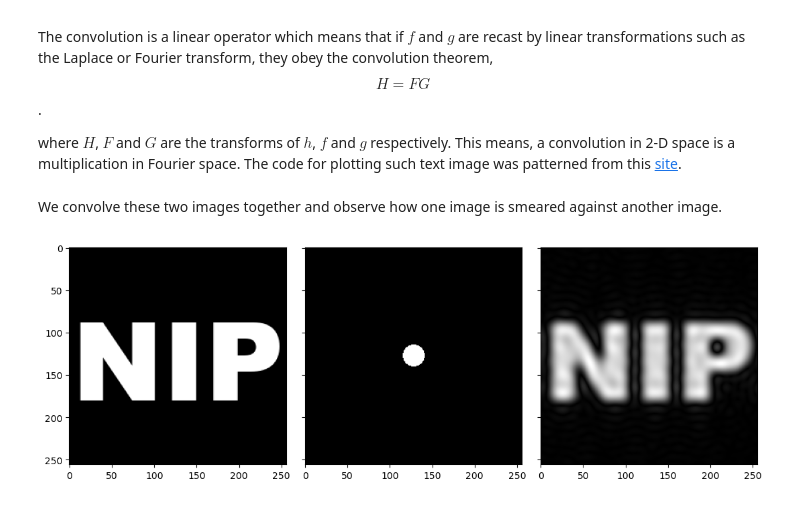
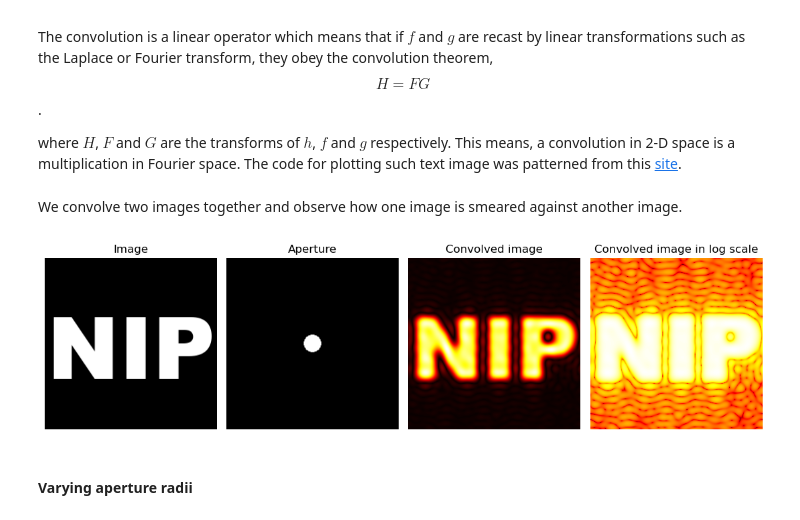
Before and after one commit to npcrmns/App-Physics-157, a Jupyter notebook: [2] Fourier Transform Model of Image Formation/Fourier Transform Model of Image Formation.ipynb, the cells around one changed output. Drawn from its saved outputs; the diff is of its cells as text; code cells hidden in the pictures.

```diff
--- a/[2] Fourier Transform Model of Image Formation/Fourier Transform Model of Image Formation.ipynb
+++ b/[2] Fourier Transform Model of Image Formation/Fourier Transform Model of Image Formation.ipynb
@@ -128,7 +135,7 @@ grayimg = np.array(croppedimg.convert("L"))
 fft2_dog = fft.fft2(fft.fft2(grayimg))
 ifft2_dog = fft.ifft2(fft.fft2(grayimg))
 
-fig, ax = plt.subplots(1, 3, figsize = (11, 6), sharey = True)
+fig, ax = plt.subplots(1, 3, figsize = (11, 6), sharey = True, tight_layout = True)
 ax[0].imshow(grayimg, cmap = "gray")
 ax[0].set_title("Original image")
 ax[1].imshow(abs(fft2_dog), cmap = "gray")
@@ -159,2 +159,2 @@ def textimg_generate(x, y, fontsize, resolution = 256, text = None):
 # %% [markdown]
-We convolve these two images together and observe how one image is smeared against another image.
+We convolve two images together and observe how one image is smeared against another image.
@@ -161,18 +168,34 @@ We convolve these two images together and observe how one image is smeared again
 # %%
-def convolve(image1, image2): # image1 is the text and image2 is the lens
-    fftshift_lens = fft.fftshift(image2)
-    fft2_text = fft.fft2(image1)
+def convolve(textimg, aperture): # image1 is the text and image2 is the lens
+    fftshift_lens = fft.fftshift(aperture)
+    fft2_text = fft.fft2(textimg)
     convolved_image = fftshift_lens*fft2_text
     ifft2_image = fft.ifft2(convolved_image)
-    plt.imshow(abs(ifft2_image), cmap = "gray")
+
+    fig, ax = plt.subplots(1, 4, figsize = (11, 6), sharey = True, tight_layout = True)
+    ax[0].imshow(textimg, cmap = "gray")
+    ax[0].set_title("Image")
+    ax[0].axis("off")
+
+    ax[1].imshow(aperture, cmap = "gray")
+    ax[1].set_title("Aperture")
+    ax[1].axis("off")
+
+    ax[2].imshow(abs(ifft2_image), cmap = "hot")
+    ax[2].set_title("Convolved image")
+    ax[2].axis("off")
+
+    ax[3].imshow(np.log(abs(ifft2_image)), cmap = "hot")
+    ax[3].set_title("Convolved image in log scale")
+    ax[3].axis("off")
 # %%
 NIPtext = textimg_generate(4, 40, 128, text = "NIP")
 lens_aperture = circular_aperture(0.1, 256)
 
-fig, ax = plt.subplots(1, 3, figsize = (11, 6), sharey = True, tight_layout = True)
-ax[0].imshow(NIPtext, cmap = "gray")
-ax[1].imshow(lens_aperture, cmap = "gray")
-ax[2] = convolve(NIPtext, lens_aperture)
+convolve(NIPtext, lens_aperture)
+plt.savefig("nip convolved orig result.png")
 # %% [output]
-[figure, old version]
+[figure, new version]
+# %% [markdown]
+#### Varying aperture radii
 # %%
```
Also changed, not shown: parts of 15 cells of this notebook, 18 other files.
